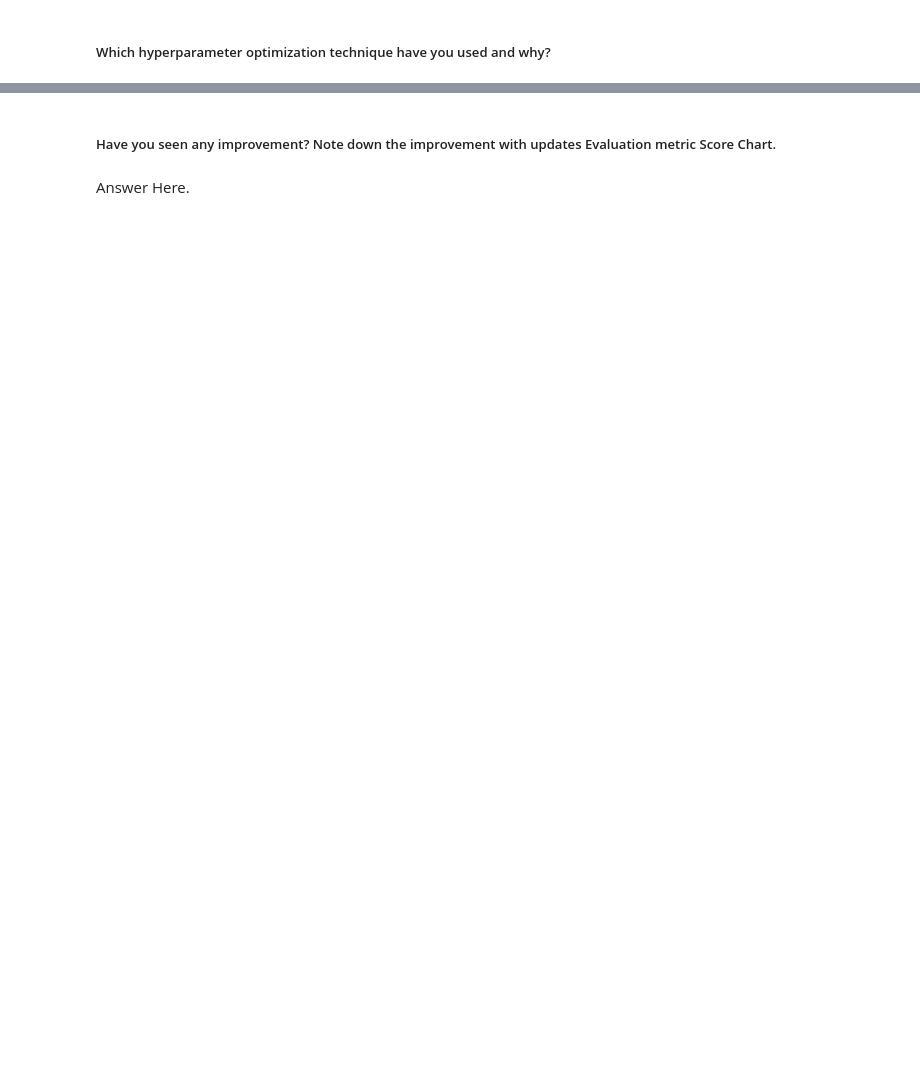
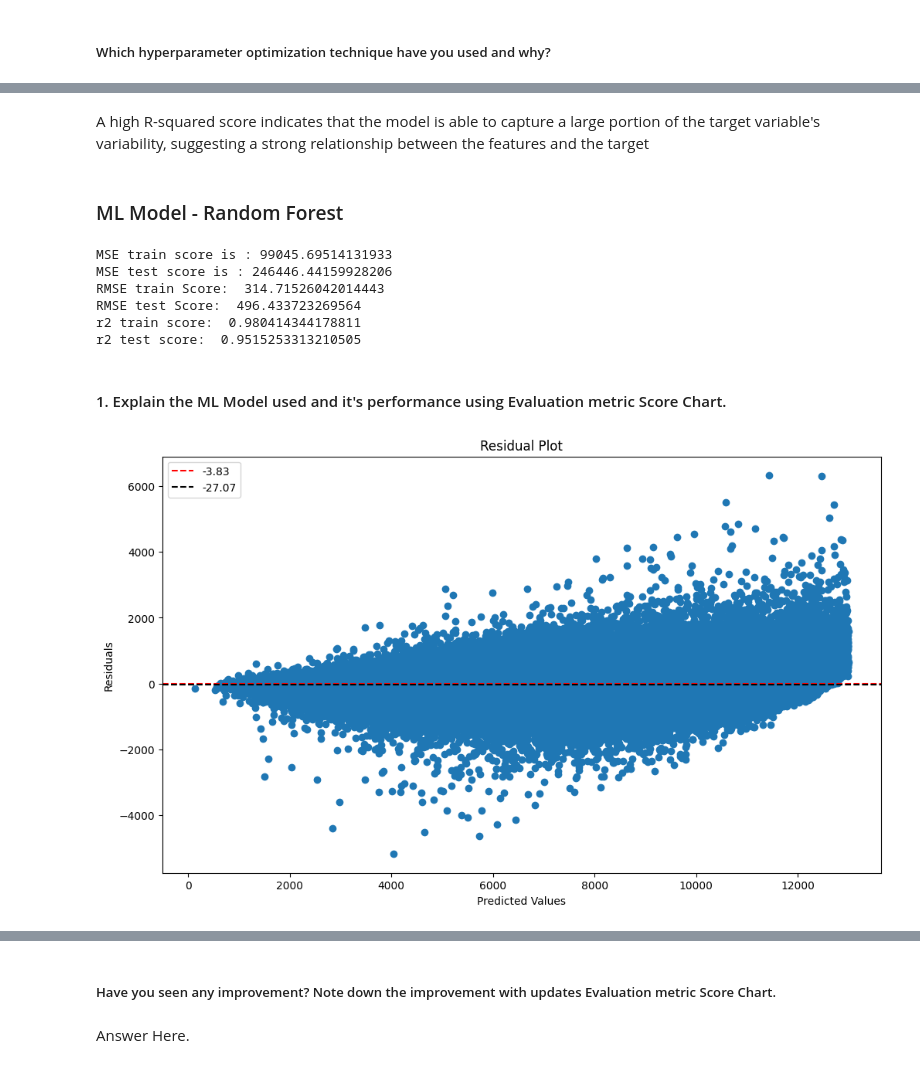
Before and after one commit to akeelrashid/ML-Retail-Sales-Prediction-Project-, a Jupyter notebook: ML_Regression_Capstone_Project.ipynb, the cells around one changed output, grey strips where cells are left out. Saved outputs shown, nothing was run; the diff lists cells and outputs as text; code cells hidden in the pictures; blank space fills up the shorter version.

```diff
--- a/ML_Regression_Capstone_Project.ipynb
+++ b/ML_Regression_Capstone_Project.ipynb
@@ -1429,12 +1433,12 @@ from sklearn.tree import DecisionTreeRegressor
 from sklearn.model_selection import GridSearchCV
 # Fit the Algorithm
 dt=DecisionTreeRegressor()
-param_grid={'max_depth': [17,18,19,20], 'min_samples_leaf': [5,6,7,8], 'min_samples_split': [1,3,5]}
+param_grid={'max_depth': [17,18,19,20], 'min_samples_leaf': [5,6,7,8], 'min_samples_split': [1,3,4,5]}
 gridsearch=GridSearchCV(dt,param_grid,scoring='r2', cv=3)
 gridsearch.fit(x_train,y_train)
 # Predict on the model
 y_train_dtgs_pred=gridsearch.predict(x_train)
 y_test_dtgs_pred=gridsearch.predict(x_test)
 # Retrieve the best hyperparameters and best score
-best_params = print('best param:',grid_search.best_params_)
-best_score = print('best score:',grid_search.best_score_)
+best_params = print('best param:',gridsearch.best_params_)
+best_score = print('best score:',gridsearch.best_score_)
@@ -1444,0 +1469,42 @@ Answer Here.
+# %% [markdown]
+ A high R-squared score indicates that the model is able to capture a large portion of the target variable's variability, suggesting a strong relationship between the features and the target
+# %% [markdown]
+### ML Model - Random Forest
+# %%
+# ML Model - 3 Implementation
+from sklearn.ensemble import RandomForestRegressor
+rf=RandomForestRegressor(n_estimators=100,max_depth=20)
+
+# Fit the Algorithm
+rf.fit(x_train,y_train)
+
+# Predict on the model
+y_train_rf_pred=rf.predict(x_train)
+y_test_rf_pred=rf.predict(x_test)
+# %%
+# calculate evaluation Metric Score
+cal_metrics_score(y_train,y_train_rf_pred,y_test,y_test_rf_pred)
+# %% [output]
+MSE train score is : 99045.69514131933
+MSE test score is : 246446.44159928206
+RMSE train Score:  314.71526042014443
+RMSE test Score:  496.433723269564
+r2 train score:  0.980414344178811
+r2 test score:  0.9515253313210505
+# %% [markdown]
+#### 1. Explain the ML Model used and it's performance using Evaluation metric Score Chart.
+# %%
+#plot residuals
+y_test_rff_pred= y_test_rf_pred.reshape(-1,1)
+residuals=y_test-y_test_rff_pred
+plt.figure(figsize=(12,7))
+plt.scatter(y_test,residuals)
+plt.axhline(y=np.nanmean(residuals), color='red', linestyle='--',label=round(np.mean(residuals),2)[0])
+plt.axhline(y=np.nanmedian(residuals), color='black', linestyle='--',label=round(np.median(residuals),2))
+plt.xlabel('Predicted Values')
+plt.ylabel('Residuals')
+plt.title('Residual Plot')
+plt.legend()
+plt.show()
+# %% [output]
+[figure, added]
```
Also changed, not shown: parts of 34 cells of this notebook.
